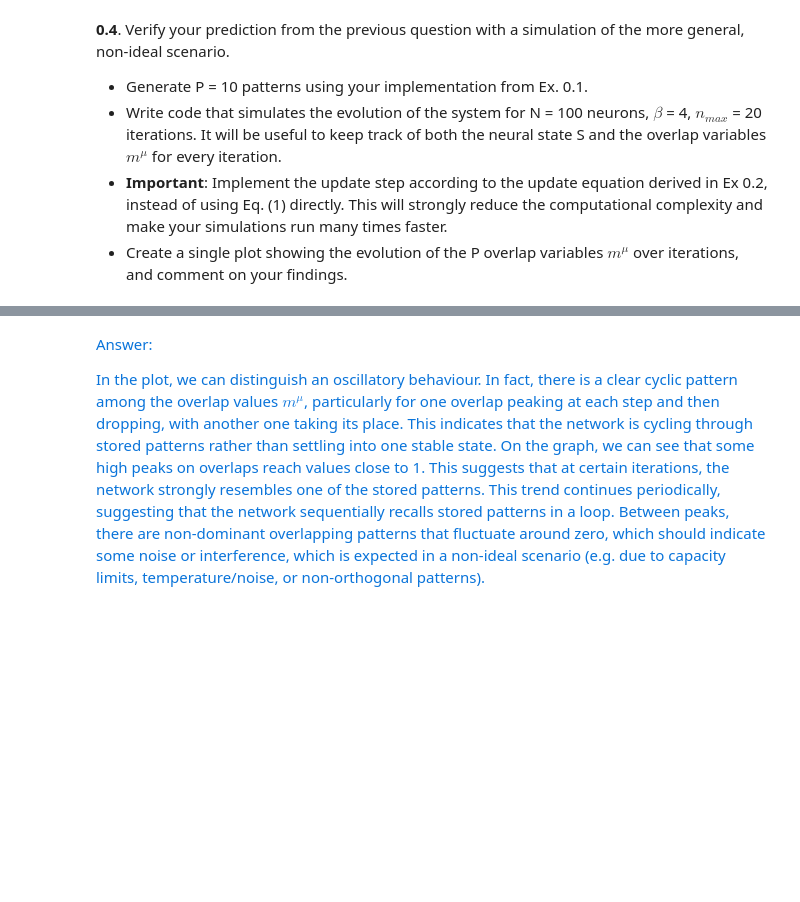
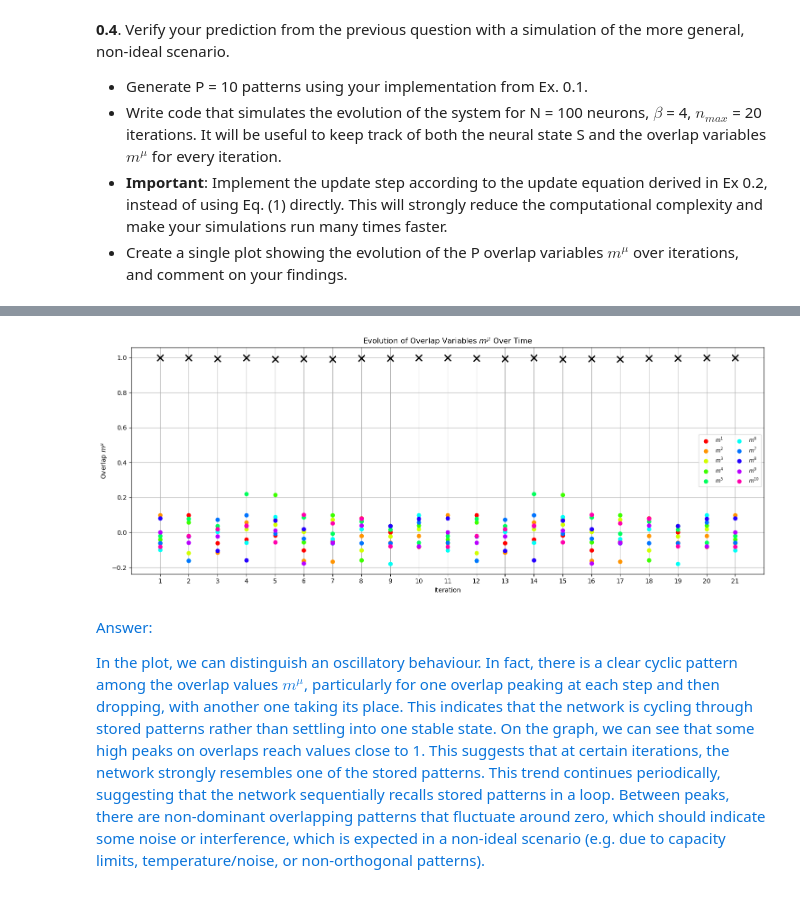
Before and after one commit to frossardr/H-et-R-project, a Jupyter notebook: Cyclic_hopfield_networks.ipynb, the cells around one changed output, grey strips where cells are left out. Drawn from its saved outputs; the diff is of its cells as text; code cells hidden in the pictures; blank space fills up the shorter version.

```diff
--- a/Cyclic_hopfield_networks.ipynb
+++ b/Cyclic_hopfield_networks.ipynb
@@ -193,3 +144,83 @@ cyclic_hopfield_model()
+# %%
+def cyclic_hopfield_model(P=10, N=100, beta=4, n_max=20, plot=False):
+    """
+    Simulates the cyclic Hopfield network dynamics and optionally plots overlap variables.
+
+    Parameters:
+        P (int): Number of patterns
+        N (int): Number of neurons
+        beta (float): Shape parameter of tanh transfer function
+        n_max (int): Number of discrete time steps
+        plot (bool): Whether to display a plot of the overlap dynamics
+
+    Returns:
+        m (np.ndarray): Overlap values, shape (n_max+1, P)
+    """
+    # Step 1: Generate random binary patterns {-1, 1}
+    patterns = network_patterns(P, N)
+
+    # Step 2: Initialize state and overlap storage
+    S = np.zeros((n_max + 1, N))        # Neural state for each iteration
+    m = np.zeros((n_max + 1, P))        # Overlaps for each pattern over time
+
+    # Initialize: state = first pattern
+    S[0] = patterns[0]
+
+    # Step 3: Run dynamics
+    for n in range(1, n_max + 1):
+        # Compute overlaps at step n-1
+        for mu in range(P):
+            m[n-1, mu] = np.dot(patterns[mu], S[n-1]) / N
+
+        # Compute next state using overlap-based update rule
+        input_sum = np.zeros(N)
+        for mu in range(P):
+            prev_mu = (mu - 1) % P
+            input_sum += m[n-1, prev_mu] * patterns[mu]
+        S[n] = np.tanh(beta * input_sum)
+
+    # Final overlaps at n_max
+    for mu in range(P):
+        m[n_max, mu] = np.dot(patterns[mu], S[n_max]) / N
+
+    # Step 4: Plotting
+    if plot:
+        plt.figure(figsize=(15, 6))
+        cmap = plt.get_cmap("hsv")
+        colors = [cmap(i / P) for i in range(P)]
+
+        for mu in range(P):
+            for n in range(n_max + 1):
+                is_diagonal = (mu == n % P)
+                marker = 'x' if is_diagonal else 'o'
+                plt.plot(
+                    n,
+                    m[n, mu],
+                    marker=marker,
+                    linestyle='None',
+                    color=colors[mu],
+                    markersize=10 if is_diagonal else 6,
+                    markeredgewidth=2 if is_diagonal else 1,
+                    markeredgecolor='black' if is_diagonal else None,
+                )
+
+        if P <= 20:
+            for mu in range(P):
+                # Dummy plots for legend
+                plt.plot([], [], color=colors[mu], marker='o', linestyle='None', label=f"$m^{{{mu+1}}}$")
+
+        plt.title("Evolution of Overlap Variables $m^\\mu$ Over Time")
+        plt.xlabel("Iteration")
+        plt.ylabel("Overlap $m^\\mu$")
+        plt.xticks(ticks=range(n_max + 1), labels=[str(i + 1) for i in range(n_max + 1)])
+        if P <= 20:
+            plt.legend(ncol=2, fontsize="small")
+        plt.grid(True)
+        plt.tight_layout()
+        plt.show()
+cyclic_hopfield_model(plot= True)
+# %% [output]
+[figure, added]
 # %% [markdown]
 <span style="color:#0A74DA">
 
```
Also changed, not shown: parts of 14 cells of this notebook.
